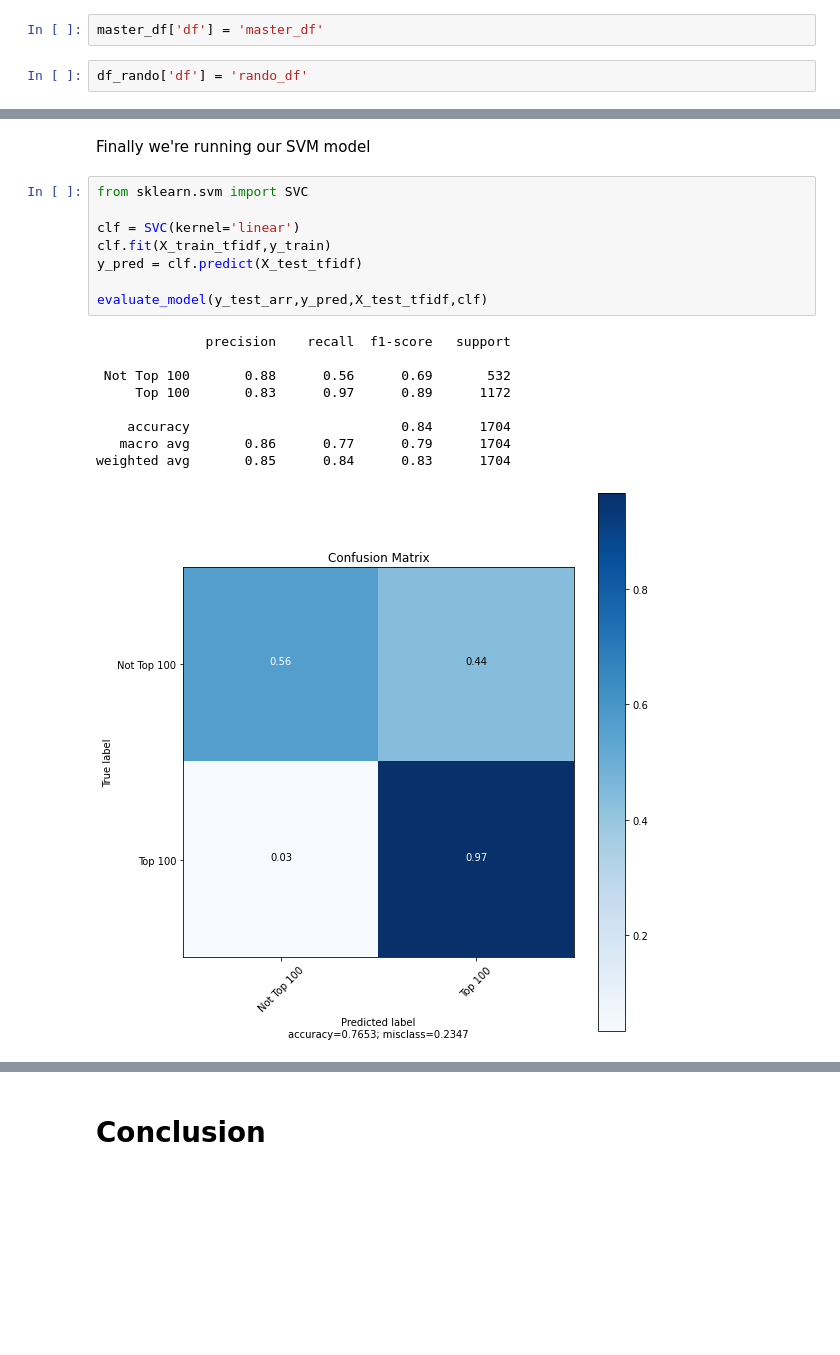
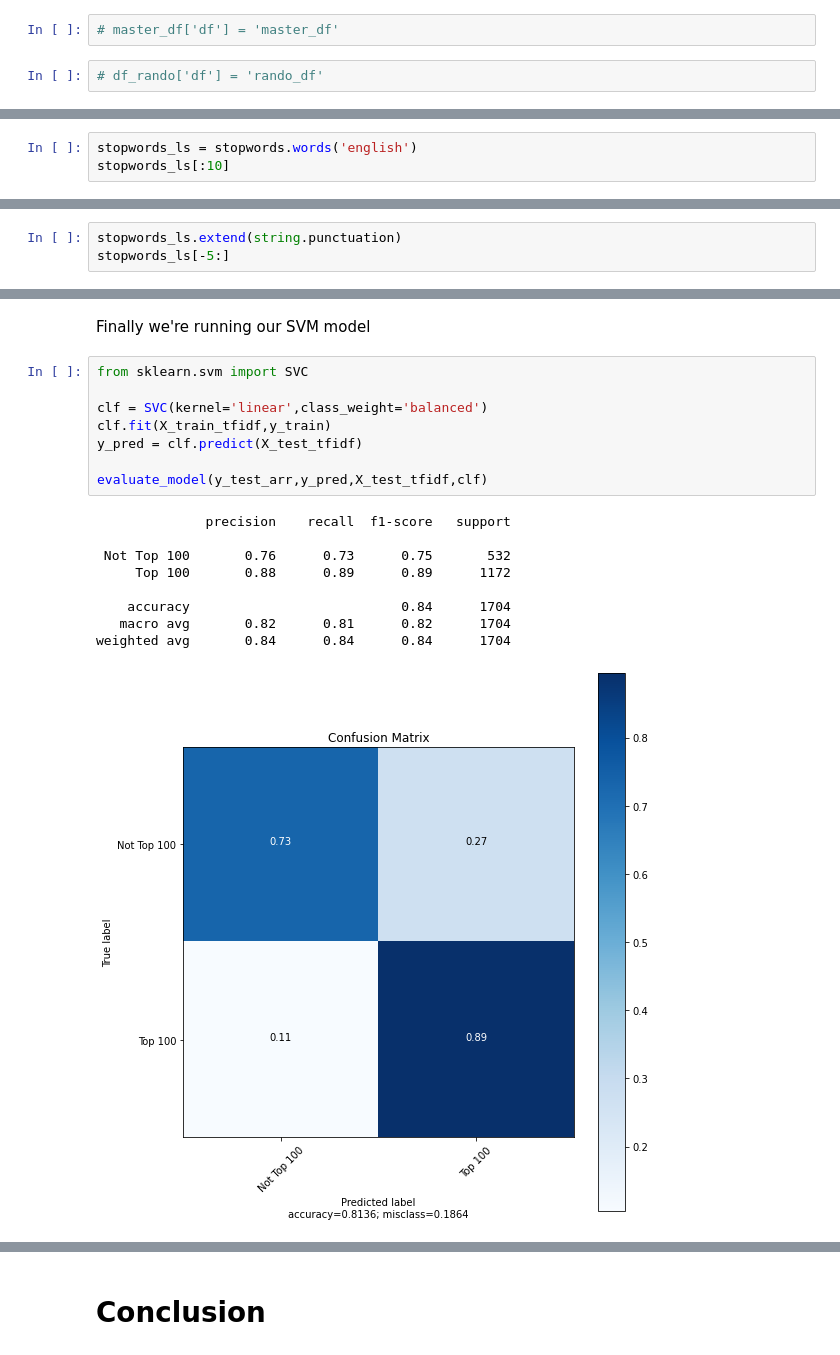
Before and after one commit to jamesbrockb/dsc-capstone-project-v2-onl01-dtsc-pt-041320, a Jupyter notebook: Duplicate potential final.ipynb, the cells around one changed output, grey strips where cells are left out. Cells and saved outputs as stored; diff of their text form; blank space fills up the shorter version.

```diff
--- a/Duplicate potential final.ipynb
+++ b/Duplicate potential final.ipynb
@@ -686,7 +669,7 @@ master_df.head()
 | 3 | Blake Shelton | God's Country | contemporary country, country, co... | 77.000000 | 0.538000 | 0.752000 | -5.106000 | 0.039600 | ... |
 | 4 | Halsey | Without Me | dance pop, electropop, etherpop, ... | 89.000000 | 0.752000 | 0.488000 | -7.050000 | 0.070500 | ... |
 # %%
-master_df['df'] = 'master_df'
+# master_df['df'] = 'master_df'
 # %%
-df_rando['df'] = 'rando_df'
+# df_rando['df'] = 'rando_df'
 # %% [markdown]
@@ -1086,0 +1123,3 @@ freq.most_common(50)
+# %%
+stopwords_ls = stopwords.words('english')
+stopwords_ls[:10]
@@ -1086,0 +1128,3 @@ freq.most_common(50)
+# %%
+stopwords_ls.extend(string.punctuation)
+stopwords_ls[-5:]
@@ -1396,18 +1520,18 @@ Finally we're running our SVM model
 # %%
 from sklearn.svm import SVC
 
-clf = SVC(kernel='linear')
+clf = SVC(kernel='linear',class_weight='balanced')
 clf.fit(X_train_tfidf,y_train)
 y_pred = clf.predict(X_test_tfidf)
 
 evaluate_model(y_test_arr,y_pred,X_test_tfidf,clf)
 # %% [output]
               precision    recall  f1-score   support
 
- Not Top 100       0.88      0.56      0.69       532
-     Top 100       0.83      0.97      0.89      1172
+ Not Top 100       0.76      0.73      0.75       532
+     Top 100       0.88      0.89      0.89      1172
 
     accuracy                           0.84      1704
-   macro avg       0.86      0.77      0.79      1704
-weighted avg       0.85      0.84      0.83      1704
+   macro avg       0.82      0.81      0.82      1704
+weighted avg       0.84      0.84      0.84      1704
-[figure, old version]
+[figure, new version]
```
Also changed, not shown: parts of 103 cells of this notebook, 1 other file.
